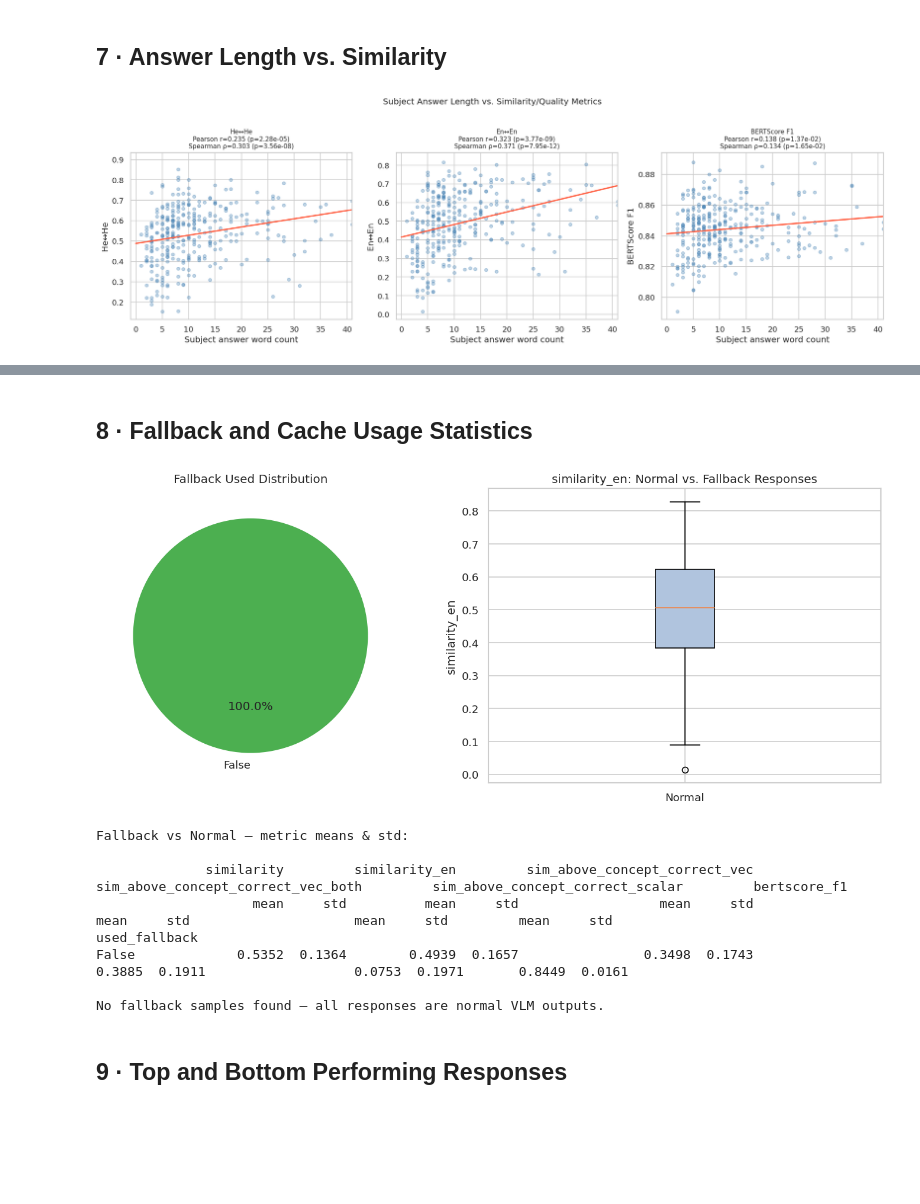
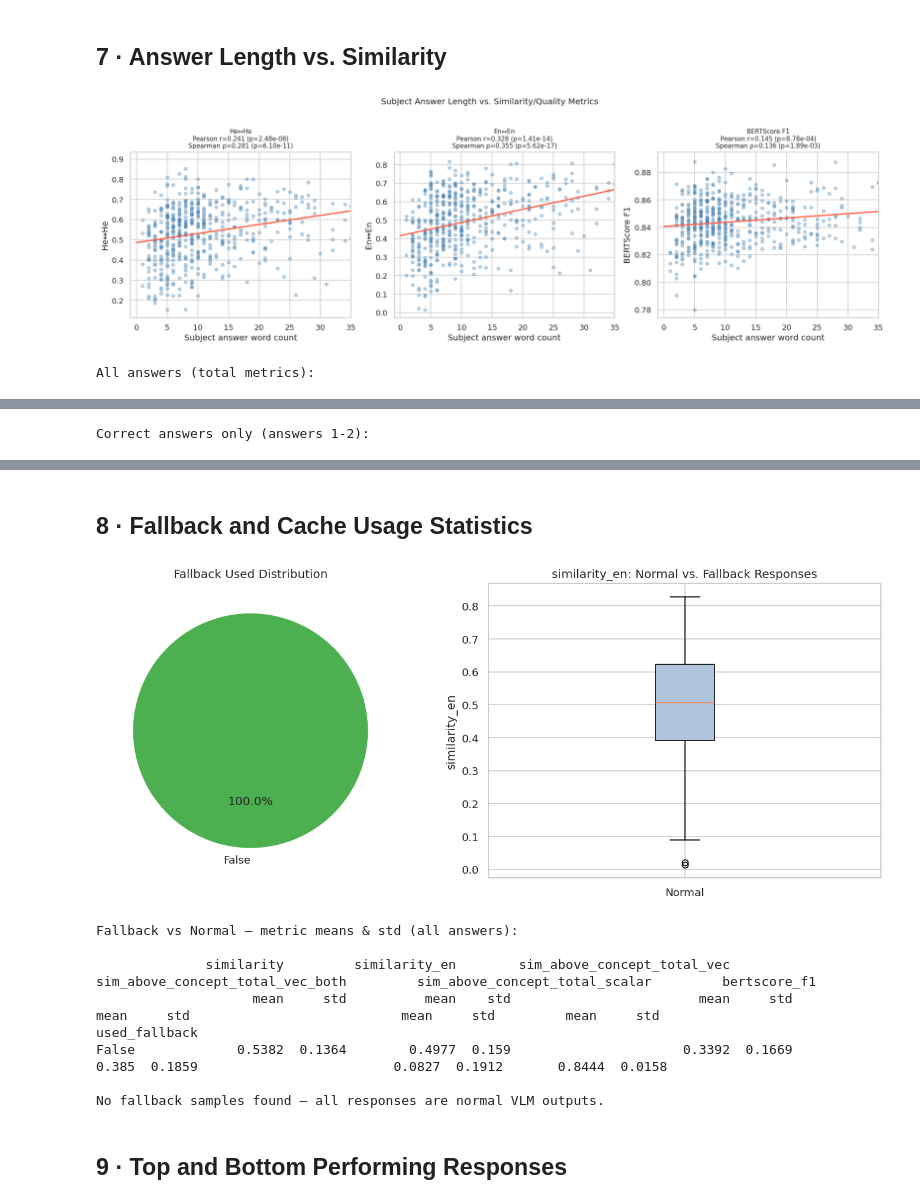
Before and after one commit to ArielKravinsky/systems-thinking-vlm, a Jupyter notebook: analysis_qwen_results.ipynb, the cells around one changed output, grey strips where cells are left out. Saved outputs shown, nothing was run; the diff lists cells and outputs as text; code cells hidden in the pictures; blank space fills up the shorter version.

```diff
--- a/analysis_qwen_results.ipynb
+++ b/analysis_qwen_results.ipynb
@@ -68,14 +85,22 @@ NUMERIC = [
     "similarity", "similarity_percent",
     "similarity_en", "similarity_en_percent",
     "similarity_labse_he", "similarity_labse_he_percent",
-    "concept_sim_en", "sim_above_concept_correct_scalar", "sim_above_concept_correct_vec", "sim_above_concept_correct_vec_both",
+    "concept_sim_en",
+    "sim_above_concept_correct_scalar", "sim_above_concept_correct_vec", "sim_above_concept_correct_vec_both",
+    "sim_above_concept_total_scalar", "sim_above_concept_total_vec", "sim_above_concept_total_vec_both",
     "bertscore_precision", "bertscore_recall", "bertscore_f1",
     "subject_word_count",
 ]
 
 df = df_raw.copy()
-df[NUMERIC] = df[NUMERIC].apply(pd.to_numeric, errors="coerce")
-df.dropna(subset=NUMERIC, inplace=True)
+# _correct_ columns are null for answer_num 3/4 — coerce but don't drop on them
+for col in NUMERIC:
+    if col in df.columns:
+        df[col] = pd.to_numeric(df[col], errors="coerce")
+
+# Drop only on _total_ metrics (always populated) + core similarity
+core_required = [c for c in NUMERIC if "correct" not in c and c in df.columns]
+df.dropna(subset=core_required, inplace=True)
 
 # Parse timestamps
 df["timestamp"] = pd.to_datetime(df["timestamp"])
@@ -87,12 +112,17 @@ df["vlm_answer_word_count"] = df["vlm_answer_en"].str.split().str.len()
 df["response_latency_s"] = df["timestamp"].diff().dt.total_seconds()
 df["question_num"] = df["question_num"].astype(str)
 df["answer_num"]   = df["answer_num"].astype(str)
+df["is_correct_image"] = df["answer_num"].isin(["1", "2"])
 
 # Short concept label for plots
 concept_map = {c: f"Q{q}" for q, c in df.groupby("question_num")["concept_text"].first().items()}
 df["question_label"] = df["question_num"].map(lambda q: f"Q{q}: " + df.loc[df.question_num==q,"concept_text"].iloc[0][:30])
 
+n_correct = df["is_correct_image"].sum()
+n_incorrect = (~df["is_correct_image"]).sum()
 print(f"Clean DataFrame: {df.shape[0]} rows × {df.shape[1]} columns")
-print("\nNumeric summary:")
-df[NUMERIC].describe().round(3)
+print(f"  Correct images (ans 1-2): {n_correct}  |  Incorrect images (ans 3-4): {n_incorrect}")
+print("\nNumeric summary (total metrics):")
+total_cols = [c for c in NUMERIC if "correct" not in c and c in df.columns]
+df[total_cols].describe().round(3)
 # %% [output]
@@ -284,34 +315,47 @@ targets = [("similarity", "He↔He"), ("similarity_en", "En↔En"), ("bertscore_
 wc = df["subject_word_count"]
 
 fig, axes = plt.subplots(1, 3, figsize=(16, 5))
 for ax, (col, label) in zip(axes, targets):
     y = df[col]
     ax.scatter(wc, y, alpha=0.35, s=20, color="steelblue")
     # Cap long outliers for readability
     xlim = wc.quantile(0.97)
     ax.set_xlim(-1, xlim)
     mask = wc <= xlim
     m, b = np.polyfit(wc[mask], y[mask], 1)
     x_line = np.linspace(0, xlim, 100)
     ax.plot(x_line, m*x_line + b, color="tomato", linewidth=2)
     r_p, p_p = stats.pearsonr(wc[mask], y[mask])
     r_s, p_s = stats.spearmanr(wc[mask], y[mask])
     ax.set_xlabel("Subject answer word count")
     ax.set_ylabel(label)
     ax.set_title(f"{label}\nPearson r={r_p:.3f} (p={p_p:.2e})\nSpearman ρ={r_s:.3f} (p={p_s:.2e})",
                  fontsize=9)
 
 plt.suptitle("Subject Answer Length vs. Similarity/Quality Metrics", fontsize=12, y=1.02)
 plt.tight_layout()
 plt.show()
 
 # Bracket analysis: short (≤5), medium (6–20), long (>20)
 df["length_bracket"] = pd.cut(df["subject_word_count"],
                                bins=[0, 5, 20, 9999],
                                labels=["short (≤5)", "medium (6-20)", "long (>20)"])
-df.groupby("length_bracket")[[
+
+bracket_cols = [
     "similarity", "similarity_en",
-    "sim_above_concept_correct_vec", "sim_above_concept_correct_vec_both", "sim_above_concept_correct_scalar"
-]].mean().round(4)
+    "sim_above_concept_total_vec", "sim_above_concept_total_vec_both", "sim_above_concept_total_scalar",
+]
+print("All answers (total metrics):")
+display(df.groupby("length_bracket")[bracket_cols].mean().round(4))
+
+# Also show correct-only bracket analysis
+df_correct = df[df["is_correct_image"]]
+bracket_cols_correct = [
+    "similarity", "similarity_en",
+    "sim_above_concept_correct_vec", "sim_above_concept_correct_vec_both", "sim_above_concept_correct_scalar",
+]
+print("\nCorrect answers only (answers 1-2):")
+display(df_correct.groupby("length_bracket")[bracket_cols_correct].mean().round(4))
 # %% [output]
-[figure, old version]
+[figure, new version]
+All answers (total metrics):
@@ -322,0 +367 @@ df.groupby("length_bracket")[[
+Correct answers only (answers 1-2):
@@ -349,16 +399,16 @@ plt.show()
 
 ft = df.groupby("used_fallback")[[
     "similarity", "similarity_en",
-    "sim_above_concept_correct_vec", "sim_above_concept_correct_vec_both", "sim_above_concept_correct_scalar",
+    "sim_above_concept_total_vec", "sim_above_concept_total_vec_both", "sim_above_concept_total_scalar",
     "bertscore_f1"
 ]].agg(["mean", "std"]).round(4)
-print("\nFallback vs Normal — metric means & std:\n")
+print("\nFallback vs Normal — metric means & std (all answers):\n")
 print(ft.to_string())
 
 # Statistical test (Mann-Whitney)
 if all(v in df["used_fallback"].values for v in [True, False]):
     from scipy.stats import mannwhitneyu
-    for col in ["similarity_en", "sim_above_concept_correct_vec", "sim_above_concept_correct_vec_both", "bertscore_f1"]:
+    for col in ["similarity_en", "sim_above_concept_total_vec", "sim_above_concept_total_vec_both", "bertscore_f1"]:
         a = df.loc[df["used_fallback"] == False, col].dropna()
         b = df.loc[df["used_fallback"] == True,  col].dropna()
         if len(b) > 0:
@@ -368,12 +418,12 @@ else:
     print("\nNo fallback samples found — all responses are normal VLM outputs.")
 # %% [output]
 [figure]
-Fallback vs Normal — metric means & std:
+Fallback vs Normal — metric means & std (all answers):
 
-              similarity         similarity_en         sim_above_concept_correct_vec         sim_above_concept_correct_vec_both         sim_above_concept_correct_scalar         bertscore_f1
-                    mean     std          mean     std                  mean     std                       mean     std                     mean     std         mean     std
+              similarity         similarity_en        sim_above_concept_total_vec         sim_above_concept_total_vec_both         sim_above_concept_total_scalar         bertscore_f1
+                    mean     std          mean    std                        mean     std                             mean     std                           mean     std         mean     std
 used_fallback
-False             0.5352  0.1364        0.4939  0.1657                0.3498  0.1743                     0.3885  0.1911                   0.0753  0.1971       0.8449  0.0161
+False             0.5382  0.1364        0.4977  0.159                      0.3392  0.1669                            0.385  0.1859                         0.0827  0.1912       0.8444  0.0158
 
 No fallback samples found — all responses are normal VLM outputs.
 # %% [markdown]
```
Also changed, not shown: parts of 21 cells of this notebook, 3 other files.
